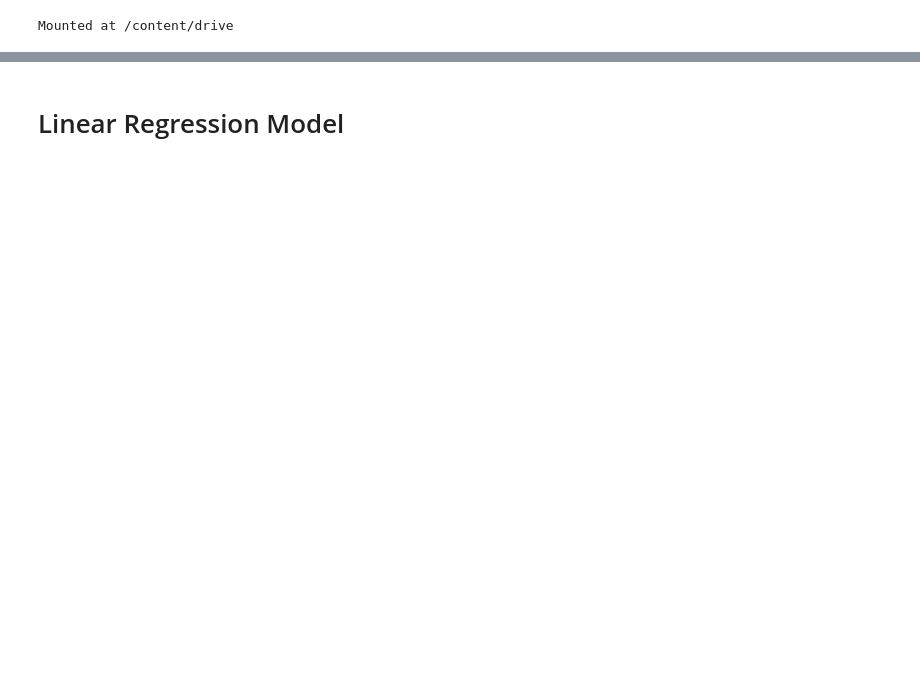
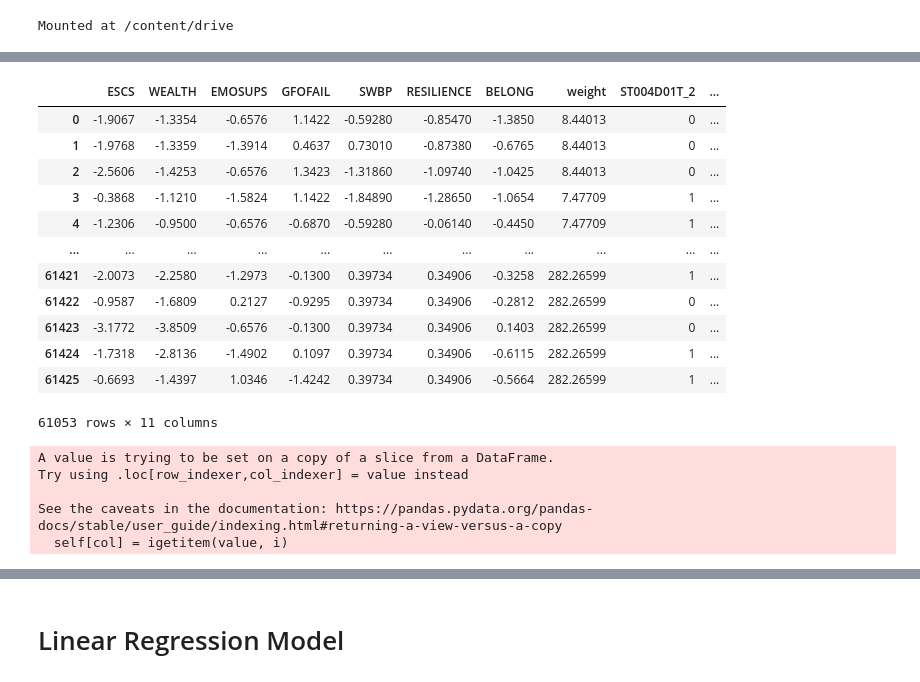
Before and after one commit to LangqingZou/Math-509, a Jupyter notebook: main.ipynb, the cells around one changed output, grey strips where cells are left out. Drawn from its saved outputs; the diff is of its cells as text; code cells hidden in the pictures; blank space fills up the shorter version.

```diff
--- a/main.ipynb
+++ b/main.ipynb
@@ -25,0 +24,3 @@ Y = pd.read_csv('drive/MyDrive/Math_509_Project/data_y.csv')
+# %%
+data = pd.read_csv('drive/MyDrive/Math_509_Project/data/data5.csv')
+data.head()
@@ -25,0 +34,3 @@ Y = pd.read_csv('drive/MyDrive/Math_509_Project/data_y.csv')
+# %%
+df = pd.DataFrame(data)
+df = df.loc[df['IC001Q04TA'].isin([1,2,3])]
@@ -25,0 +51,21 @@ Y = pd.read_csv('drive/MyDrive/Math_509_Project/data_y.csv')
+# %%
+df['ST004D01T'] = df['ST004D01T'].astype(object)
+df['IC001Q04TA'] = df['IC001Q04TA'].astype(object)
+# %%
+dfDummies = pd.get_dummies(df[['ST004D01T','IC001Q04TA']],drop_first=True)
+df = pd.concat([df, dfDummies], axis=1)
+df.drop(['ST004D01T', 'IC001Q04TA'], axis=1)
+# %% [output]
+|  | ESCS | WEALTH | EMOSUPS | GFOFAIL | SWBP | RESILIENCE | BELONG | weight | ST004D01T_2 | ... |
+| 0 | -1.9067 | -1.3354 | -0.6576 | 1.1422 | -0.59280 | -0.85470 | -1.3850 | 8.44013 | 0 | ... |
+| 1 | -1.9768 | -1.3359 | -1.3914 | 0.4637 | 0.73010 | -0.87380 | -0.6765 | 8.44013 | 0 | ... |
+| 2 | -2.5606 | -1.4253 | -0.6576 | 1.3423 | -1.31860 | -1.09740 | -1.0425 | 8.44013 | 0 | ... |
+| 3 | -0.3868 | -1.1210 | -1.5824 | 1.1422 | -1.84890 | -1.28650 | -1.0654 | 7.47709 | 1 | ... |
+| 4 | -1.2306 | -0.9500 | -0.6576 | -0.6870 | -0.59280 | -0.06140 | -0.4450 | 7.47709 | 1 | ... |
+| ... | ... | ... | ... | ... | ... | ... | ... | ... | ... | ... |
+| 61421 | -2.0073 | -2.2580 | -1.2973 | -0.1300 | 0.39734 | 0.34906 | -0.3258 | 282.26599 | 1 | ... |
+| 61422 | -0.9587 | -1.6809 | 0.2127 | -0.9295 | 0.39734 | 0.34906 | -0.2812 | 282.26599 | 0 | ... |
+| 61423 | -3.1772 | -3.8509 | -0.6576 | -0.1300 | 0.39734 | 0.34906 | 0.1403 | 282.26599 | 0 | ... |
+| 61424 | -1.7318 | -2.8136 | -1.4902 | 0.1097 | 0.39734 | 0.34906 | -0.6115 | 282.26599 | 1 | ... |
+| 61425 | -0.6693 | -1.4397 | 1.0346 | -1.4242 | 0.39734 | 0.34906 | -0.5664 | 282.26599 | 1 | ... |
+61053 rows × 11 columns
@@ -26,5 +78,10 @@ Y = pd.read_csv('drive/MyDrive/Math_509_Project/data_y.csv')
 # %%
 # standarlized the dataset
 scaler = StandardScaler()
-scaler.fit(X)
-X = scaler.transform(X)
+X[columns] = scaler.fit_transform(df[columns])
+# %% [output]
+A value is trying to be set on a copy of a slice from a DataFrame.
+Try using .loc[row_indexer,col_indexer] = value instead
+
+See the caveats in the documentation: https://pandas.pydata.org/pandas-docs/stable/user_guide/indexing.html#returning-a-view-versus-a-copy
+  self[col] = igetitem(value, i)
```
Also changed, not shown: parts of 20 cells of this notebook.
